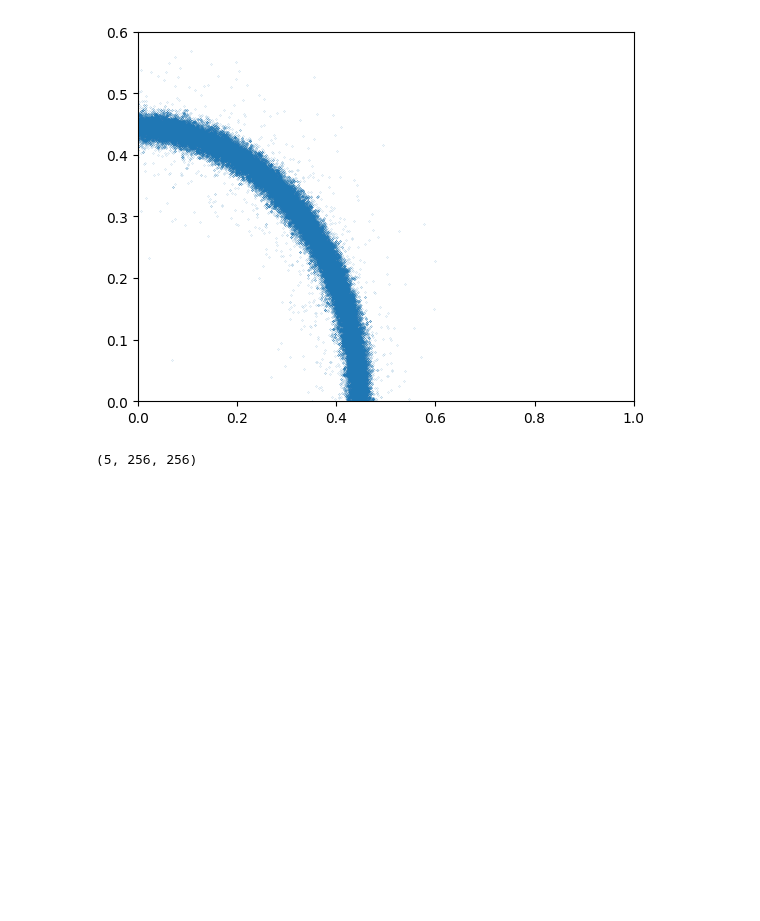
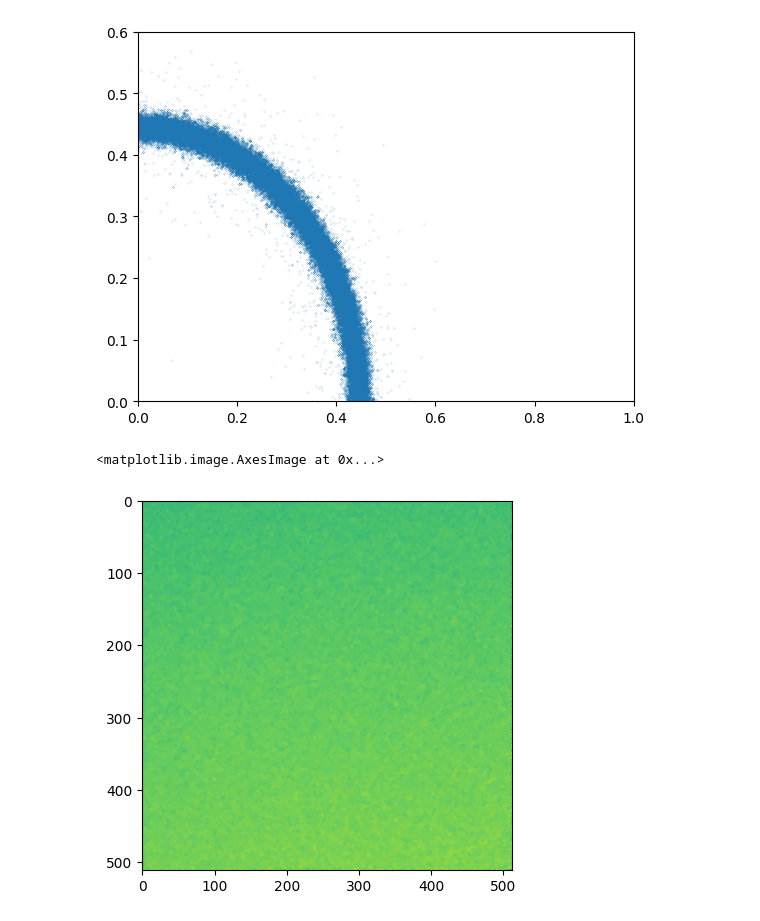
Before and after one commit to phasorpy/phasorpy, a Jupyter notebook: example_lifetime.ipynb, the cells around one changed output. Drawn from its saved outputs; the diff is of its cells as text; code cells hidden in the pictures; blank space fills up the shorter version.

```diff
--- a/example_lifetime.ipynb
+++ b/example_lifetime.ipynb
@@ -21,5 +20,7 @@ plt.ylim(0,0.6)
 [figure]
 # %%
 data.shape
+plt.imshow(intensity)
 # %% [output]
-(5, 256, 256)
+<matplotlib.image.AxesImage at 0x...>
+[figure, added]
```
Also changed, not shown: parts of 2 cells of this notebook.
